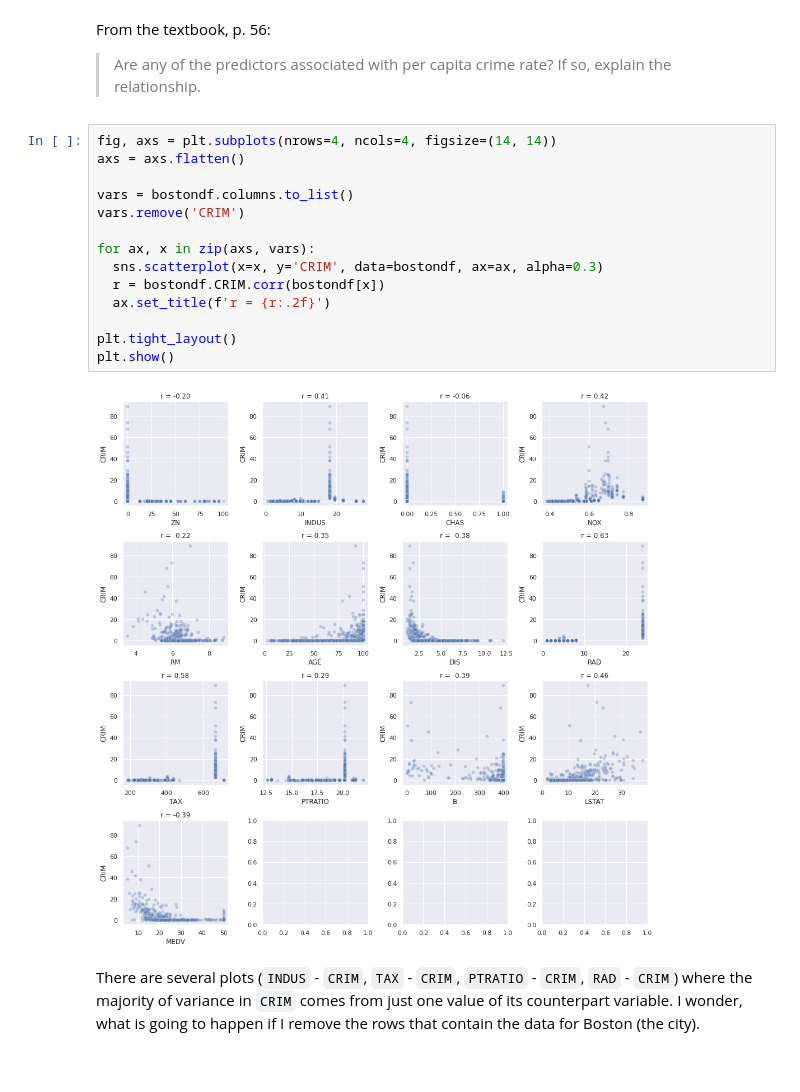
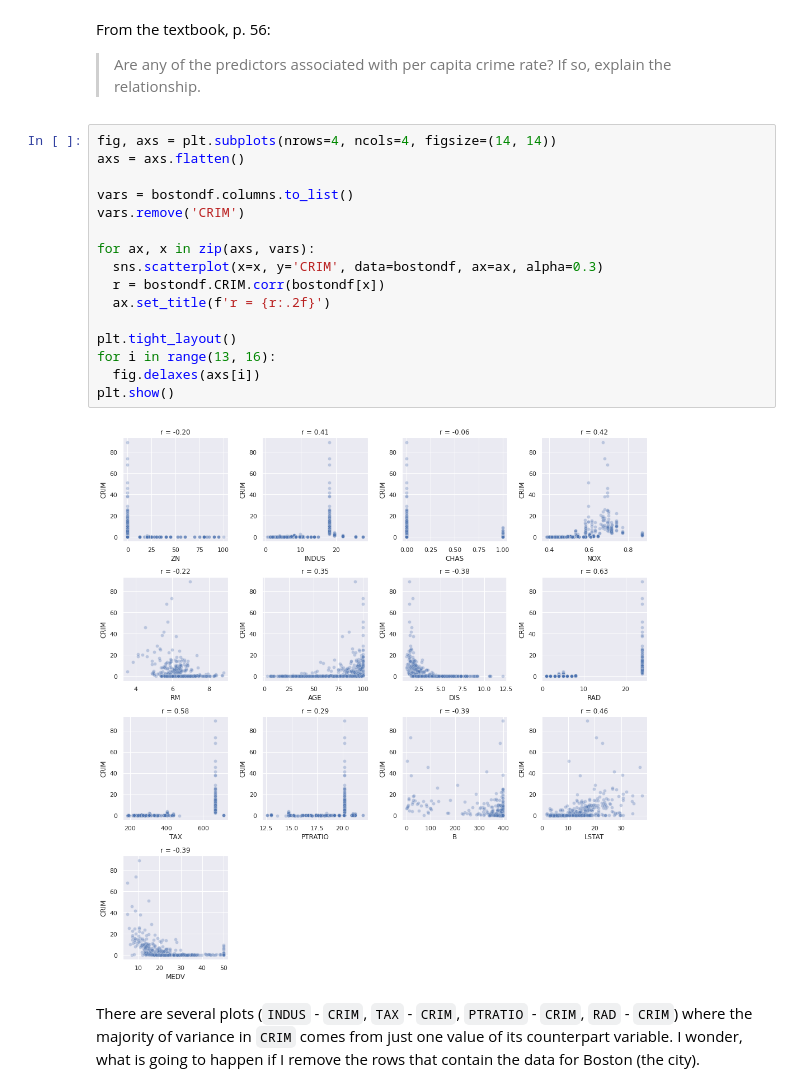
Before and after one commit to onishchenkoar/isl, a Jupyter notebook: ISLR,_Chapter_2,_exercise_10_(Boston).ipynb, the cells around one changed output. Drawn from its saved outputs; the diff is of its cells as text.

```diff
--- a/ISLR,_Chapter_2,_exercise_10_(Boston).ipynb
+++ b/ISLR,_Chapter_2,_exercise_10_(Boston).ipynb
@@ -208,19 +207,21 @@ If so, explain the relationship.
 # %%
 fig, axs = plt.subplots(nrows=4, ncols=4, figsize=(14, 14))
 axs = axs.flatten()
 
 vars = bostondf.columns.to_list()
 vars.remove('CRIM')
 
 for ax, x in zip(axs, vars):
   sns.scatterplot(x=x, y='CRIM', data=bostondf, ax=ax, alpha=0.3)
   r = bostondf.CRIM.corr(bostondf[x])
   ax.set_title(f'r = {r:.2f}')
 
 plt.tight_layout()
+for i in range(13, 16):
+  fig.delaxes(axs[i])
 plt.show()
 # %% [output]
-[figure, old version]
+[figure, new version]
 # %% [markdown]
 There are several plots (`INDUS` - `CRIM`, `TAX` - `CRIM`, `PTRATIO` - `CRIM`, `RAD` - `CRIM`) where the majority of variance in `CRIM` comes from just one value of its counterpart variable. I wonder, what is going to happen if I remove the rows that contain the data for Boston (the city).
 # %%
```
Also changed, not shown: parts of 3 cells of this notebook.
